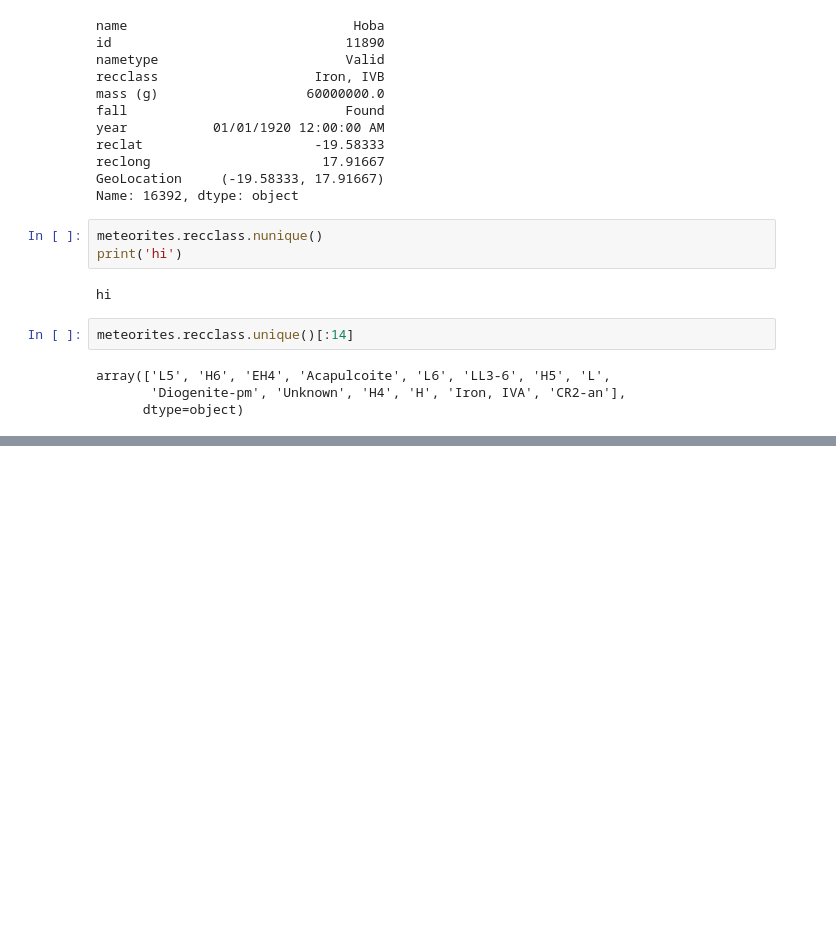
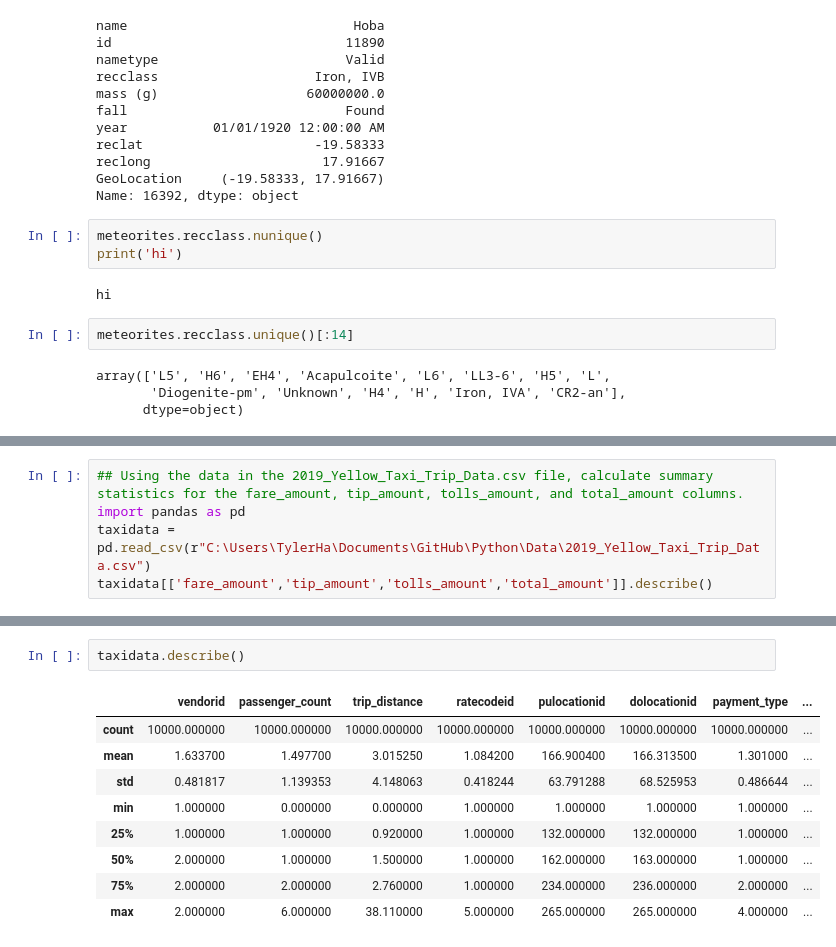
Before and after one commit to 99tyler99/Python, a Jupyter notebook: Python Charmers Fundamentals 03.ipynb, the cells around one changed output, grey strips where cells are left out. Saved outputs shown, nothing was run; the diff lists cells and outputs as text; blank space fills up the shorter version.

```diff
--- a/Python Charmers Fundamentals 03.ipynb
+++ b/Python Charmers Fundamentals 03.ipynb
@@ -393,3 +369,8 @@ meteorites.describe(include='all')
 | 50% | NaN | 24261.500000 | NaN | NaN | 3.260000e+01 | NaN | NaN | -71.500000 | 35.666670 | NaN |
 | 75% | NaN | 40656.750000 | NaN | NaN | 2.026000e+02 | NaN | NaN | 0.000000 | 157.166670 | NaN |
 | max | NaN | 57458.000000 | NaN | NaN | 6.000000e+07 | NaN | NaN | 81.166670 | 354.473330 | NaN |
+# %%
+## Using the data in the 2019_Yellow_Taxi_Trip_Data.csv file, calculate summary statistics for the fare_amount, tip_amount, tolls_amount, and total_amount columns.
+import pandas as pd
+taxidata = pd.read_csv(r"C:\Users\TylerHa\Documents\GitHub\Python\Data\2019_Yellow_Taxi_Trip_Data.csv")
+taxidata[['fare_amount','tip_amount','tolls_amount','total_amount']].describe()
@@ -395,0 +440,12 @@ meteorites.describe(include='all')
+# %%
+taxidata.describe()
+# %% [output]
+|  | vendorid | passenger_count | trip_distance | ratecodeid | pulocationid | dolocationid | payment_type | ... |
+| count | 10000.000000 | 10000.000000 | 10000.000000 | 10000.000000 | 10000.000000 | 10000.000000 | 10000.000000 | ... |
+| mean | 1.633700 | 1.497700 | 3.015250 | 1.084200 | 166.900400 | 166.313500 | 1.301000 | ... |
+| std | 0.481817 | 1.139353 | 4.148063 | 0.418244 | 63.791288 | 68.525953 | 0.486644 | ... |
+| min | 1.000000 | 0.000000 | 0.000000 | 1.000000 | 1.000000 | 1.000000 | 1.000000 | ... |
+| 25% | 1.000000 | 1.000000 | 0.920000 | 1.000000 | 132.000000 | 132.000000 | 1.000000 | ... |
+| 50% | 2.000000 | 1.000000 | 1.500000 | 1.000000 | 162.000000 | 163.000000 | 1.000000 | ... |
+| 75% | 2.000000 | 2.000000 | 2.760000 | 1.000000 | 234.000000 | 236.000000 | 2.000000 | ... |
+| max | 2.000000 | 6.000000 | 38.110000 | 5.000000 | 265.000000 | 265.000000 | 4.000000 | ... |
```
Also changed, not shown: parts of 9 cells of this notebook.
